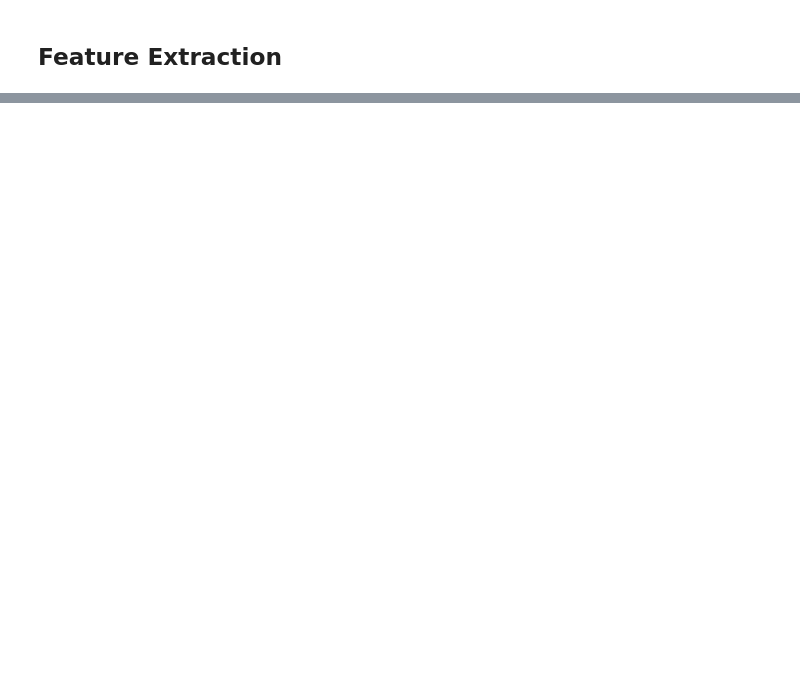
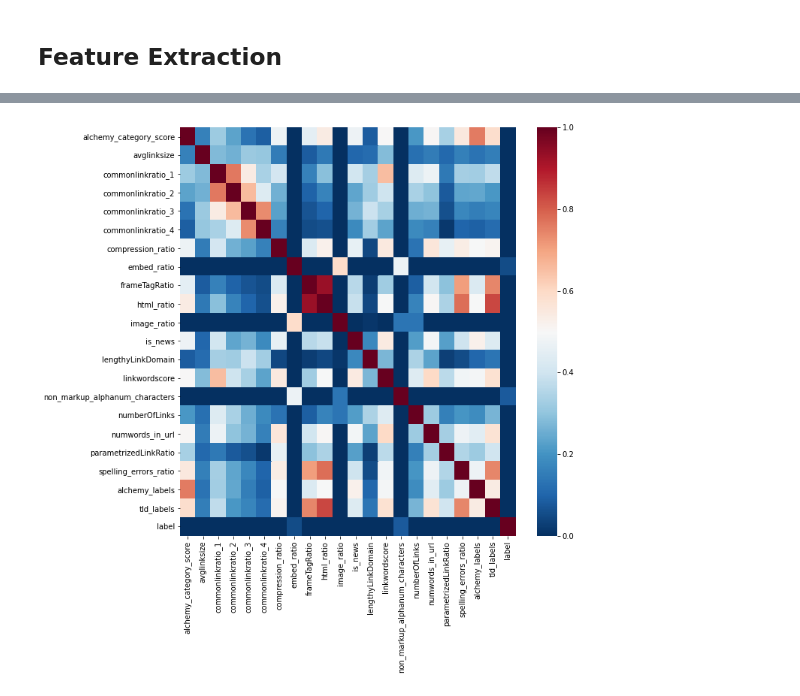
Before and after one commit to AmbiTyga/Task-Stylumia, a Jupyter notebook: EDA.ipynb, the cells around one changed output, grey strips where cells are left out. Cells and saved outputs as stored; diff of their text form; code cells hidden in the pictures; blank space fills up the shorter version.

```diff
--- a/EDA.ipynb
+++ b/EDA.ipynb
@@ -163,0 +180,5 @@ Everything is Ok
+# %%
+final = pd.concat([pd.read_json('/content/train_parsed.json'),
+                   pd.read_json('/content/test_parsed.json')],ignore_index = True)
+# %%
+final['title'].replace('','NULL',inplace = True)
@@ -163,0 +210,5 @@ Everything is Ok
+# %%
+final['text'] = '<ac> ' + final['alchemy_category'] + ' <title> ' + final['title'].apply(padding)+ ' <body> ' + final['body'].apply(padding,attr='body')
+# %%
+train = final.dropna(subset=['label']).reset_index(drop = True)
+test = final[item['label'].isna()].drop(columns = ['label']).reset_index(drop = True)
@@ -163,0 +261,6 @@ Everything is Ok
+# %%
+plt.figure(figsize=(10,10))
+sns.heatmap(train.corr(),cmap='RdBu_r', vmin=0)
+plt.show()
+# %% [output]
+[figure, added]
```
Also changed, not shown: parts of 48 cells of this notebook.
